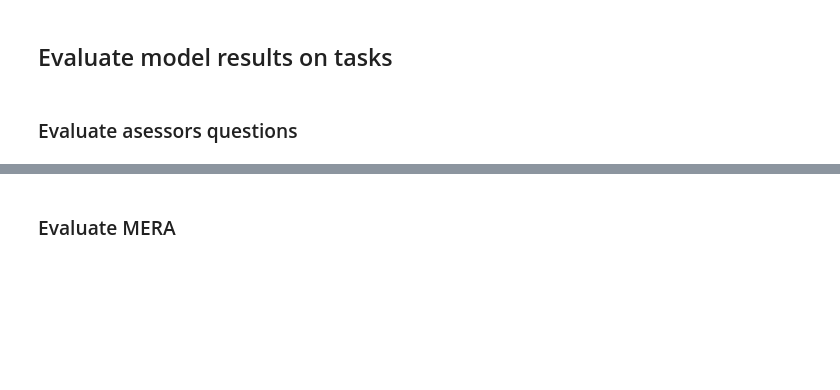
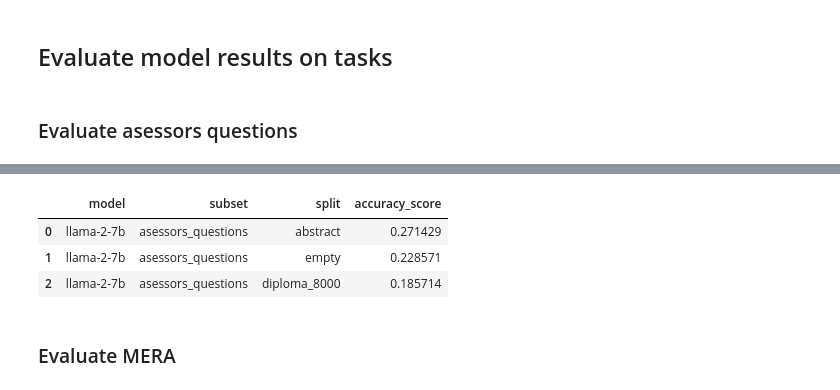
Before and after one commit to DenisovNikita/long_context_LLMs, a Jupyter notebook: src/notebooks/metrics_calculation/evaluate_model_on_all_metrics.ipynb, the cells around one changed output, grey strips where cells are left out. Drawn from its saved outputs; the diff is of its cells as text; code cells hidden in the pictures; blank space fills up the shorter version.

```diff
--- a/src/notebooks/metrics_calculation/evaluate_model_on_all_metrics.ipynb
+++ b/src/notebooks/metrics_calculation/evaluate_model_on_all_metrics.ipynb
@@ -385,0 +419,4 @@ new_df
+# %%
+df = pd.read_csv(ARTIFACTS_DIR_PATH.joinpath("diplomas_abstracts/mcs_raw_learnt_abstract.csv"))
+new_df = df.set_index("Unnamed: 0")
+new_df
@@ -416,23 +469,28 @@ with open(metric_dir_path.joinpath("answers.jsonl"), "w") as f:
 # %%
 rows = []
 pred_by_model = dict()
-for baseline_model in HUGGINFACE_BASELINE_MODELS:
-    splits = ["abstract", "empty", "diploma"]
-    if baseline_model == LLAMA_2_7B:
-        splits.extend(["learnt", "learnt_8k", MODEL_EXPERIMENT_NAME])
-    for split in splits:
-        metric_path = ARTIFACTS_DIR_PATH.joinpath(f"metrics/diplomas_asessors_questions/{split}/{baseline_model}/") # get_metric_dir_path(baseline_model, subset, name, split)
-        with open(metric_path.joinpath("answers.jsonl"), "r") as f:
-            answers = json.load(f)
-        pred = [x["answer"] for x in answers[:first_k]]
-        pred_by_model[f"{split}_{baseline_model}"] = pred
-        true = [x["outputs"] for x in asessors_dataset[:first_k]]
-        rows.append({
-            "model": baseline_model,
-            "subset": "asessors_questions",
-            "split": f"{split}_8000" if split == "diploma" else split,
-            "accuracy_score": accuracy_score(true, pred),
-        })
+# for baseline_model in HUGGINFACE_BASELINE_MODELS:
+splits = ["abstract", "empty", "diploma"]
+# if baseline_model == LLAMA_2_7B:
+#     splits.extend(["learnt", "learnt_8k", MODEL_EXPERIMENT_NAME])
+for split in splits:
+    metric_path = ARTIFACTS_DIR_PATH.joinpath(f"metrics/diplomas_asessors_questions/{split}/{LLAMA_2_7B}/") # get_metric_dir_path(baseline_model, subset, name, split)
+    with open(metric_path.joinpath("answers.jsonl"), "r") as f:
+        answers = json.load(f)
+    pred = [x["answer"] for x in answers[:first_k]]
+    pred_by_model[f"{split}_{LLAMA_2_7B}"] = pred
+    true = [x["outputs"] for x in asessors_dataset[:first_k]]
+    rows.append({
+        "model": LLAMA_2_7B,
+        "subset": "asessors_questions",
+        "split": f"{split}_8000" if split == "diploma" else split,
+        "accuracy_score": accuracy_score(true, pred),
+    })
 asessors_df = pd.DataFrame(rows)
 asessors_df
+# %% [output]
+|  | model | subset | split | accuracy_score |
+| 0 | llama-2-7b | asessors_questions | abstract | 0.271429 |
+| 1 | llama-2-7b | asessors_questions | empty | 0.228571 |
+| 2 | llama-2-7b | asessors_questions | diploma_8000 | 0.185714 |
 # %%
```
Also changed, not shown: parts of 5 cells of this notebook.
